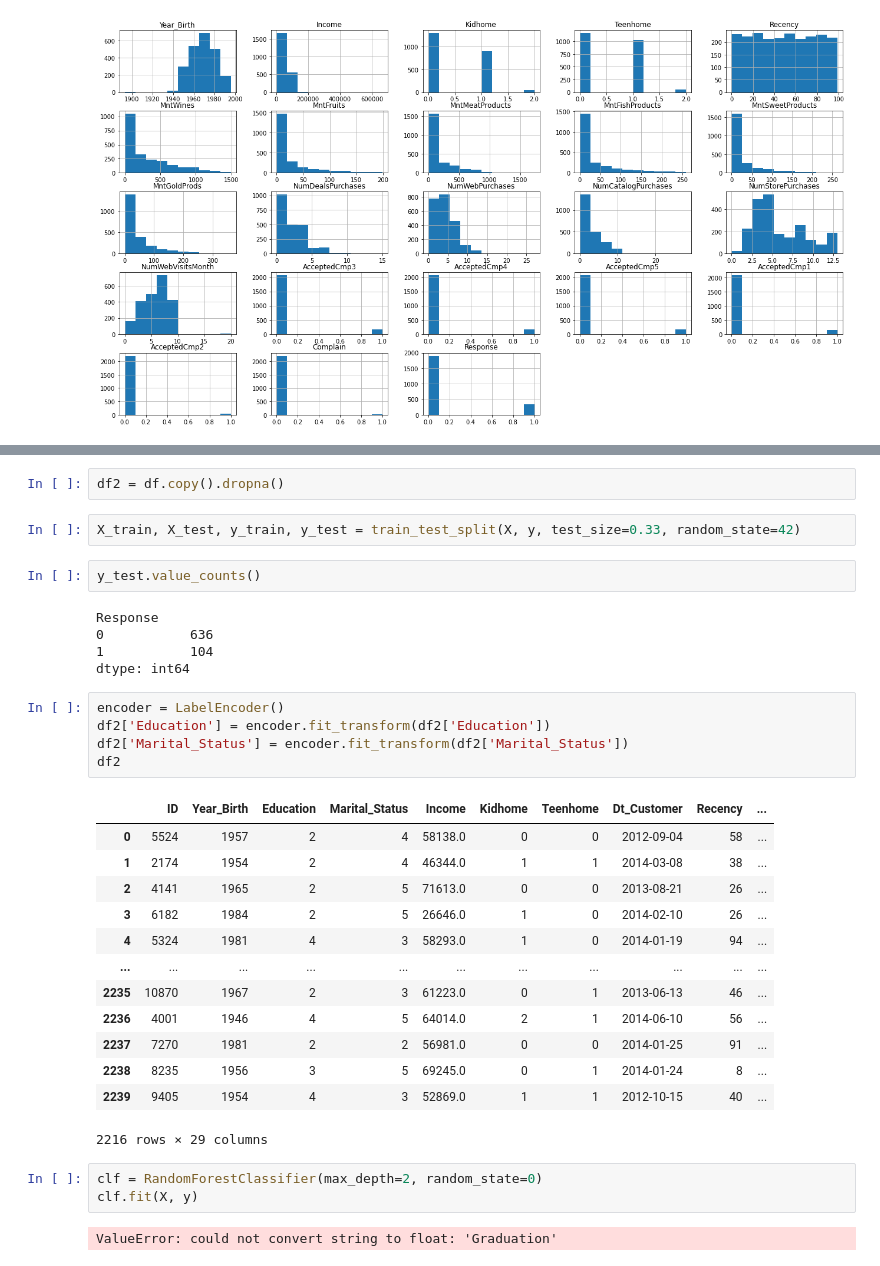
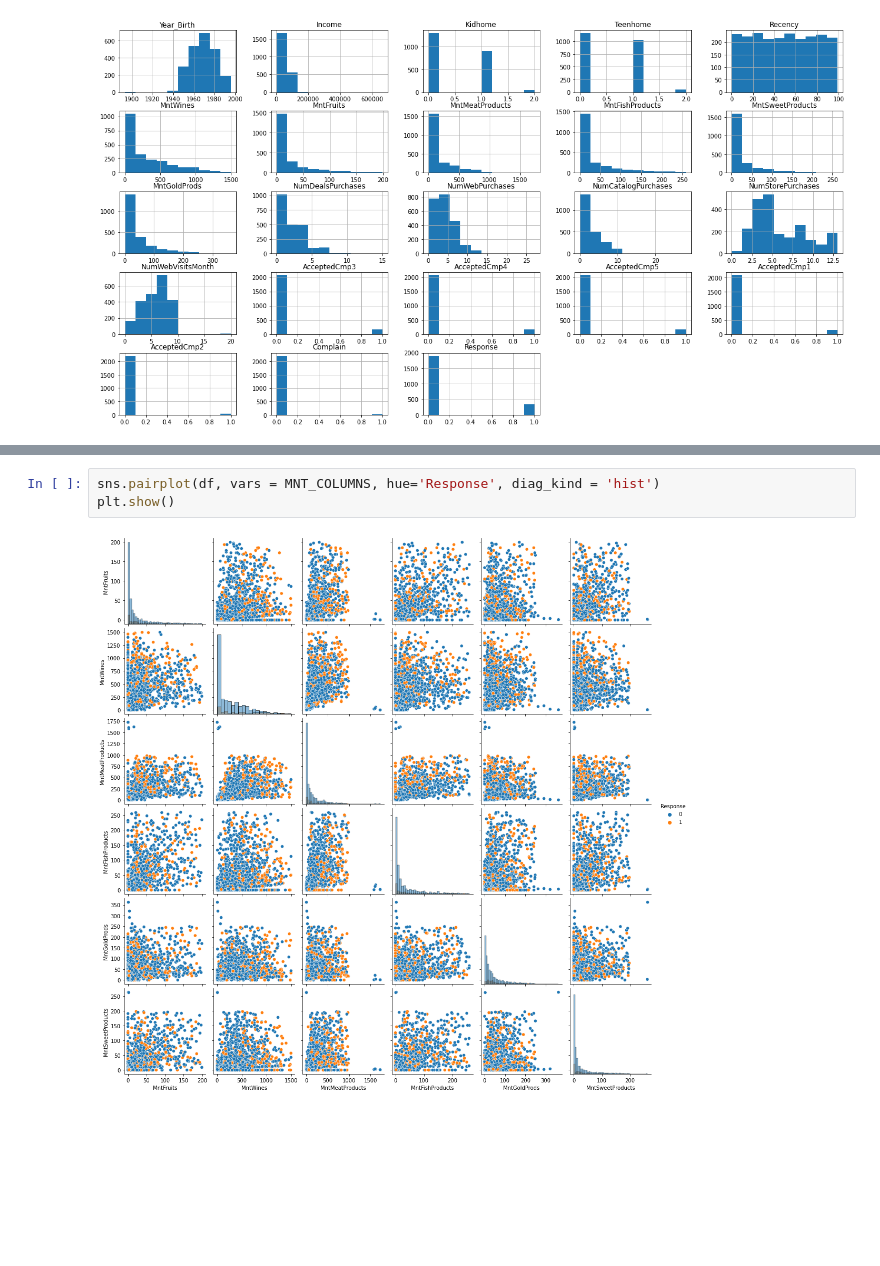
Before and after one commit to thehenke/case-data-modelling, a Jupyter notebook: data_wrangling.ipynb, the cells around one changed output, grey strips where cells are left out. Cells and saved outputs as stored; diff of their text form; blank space fills up the shorter version.

```diff
--- a/data_wrangling.ipynb
+++ b/data_wrangling.ipynb
@@ -126,35 +106,5 @@ Name: MntFruits, dtype: int64
-# %%
-df2 = df.copy().dropna()
-# %%
-X_train, X_test, y_train, y_test = train_test_split(X, y, test_size=0.33, random_state=42)
-# %%
-y_test.value_counts()
-# %% [output]
-Response
-0           636
-1           104
-dtype: int64
-# %%
-encoder = LabelEncoder()
-df2['Education'] = encoder.fit_transform(df2['Education'])
-df2['Marital_Status'] = encoder.fit_transform(df2['Marital_Status'])
-df2
-# %% [output]
-|  | ID | Year_Birth | Education | Marital_Status | Income | Kidhome | Teenhome | Dt_Customer | Recency | ... |
-| 0 | 5524 | 1957 | 2 | 4 | 58138.0 | 0 | 0 | 2012-09-04 | 58 | ... |
-| 1 | 2174 | 1954 | 2 | 4 | 46344.0 | 1 | 1 | 2014-03-08 | 38 | ... |
-| 2 | 4141 | 1965 | 2 | 5 | 71613.0 | 0 | 0 | 2013-08-21 | 26 | ... |
-| 3 | 6182 | 1984 | 2 | 5 | 26646.0 | 1 | 0 | 2014-02-10 | 26 | ... |
-| 4 | 5324 | 1981 | 4 | 3 | 58293.0 | 1 | 0 | 2014-01-19 | 94 | ... |
-| ... | ... | ... | ... | ... | ... | ... | ... | ... | ... | ... |
-| 2235 | 10870 | 1967 | 2 | 3 | 61223.0 | 0 | 1 | 2013-06-13 | 46 | ... |
-| 2236 | 4001 | 1946 | 4 | 5 | 64014.0 | 2 | 1 | 2014-06-10 | 56 | ... |
-| 2237 | 7270 | 1981 | 2 | 2 | 56981.0 | 0 | 0 | 2014-01-25 | 91 | ... |
-| 2238 | 8235 | 1956 | 3 | 5 | 69245.0 | 0 | 1 | 2014-01-24 | 8 | ... |
-| 2239 | 9405 | 1954 | 4 | 3 | 52869.0 | 1 | 1 | 2012-10-15 | 40 | ... |
-2216 rows × 29 columns
-# %%
-clf = RandomForestClassifier(max_depth=2, random_state=0)
-clf.fit(X, y)
-# %% [output]
-ValueError: could not convert string to float: 'Graduation'
+# %%
+sns.pairplot(df, vars = MNT_COLUMNS, hue='Response', diag_kind = 'hist')
+plt.show()
+# %% [output]
+[figure, added]
```
Also changed, not shown: parts of 49 cells of this notebook.
